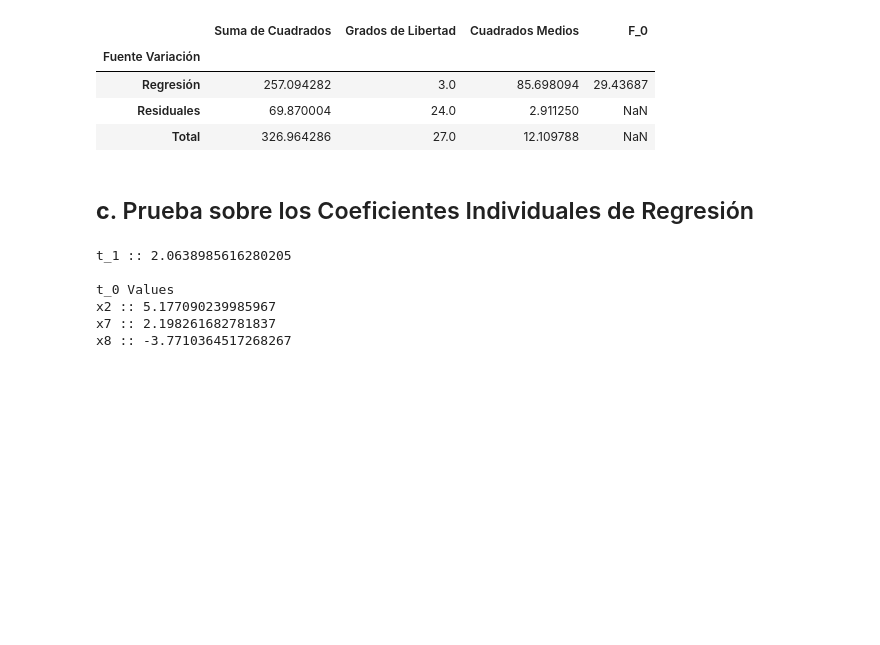
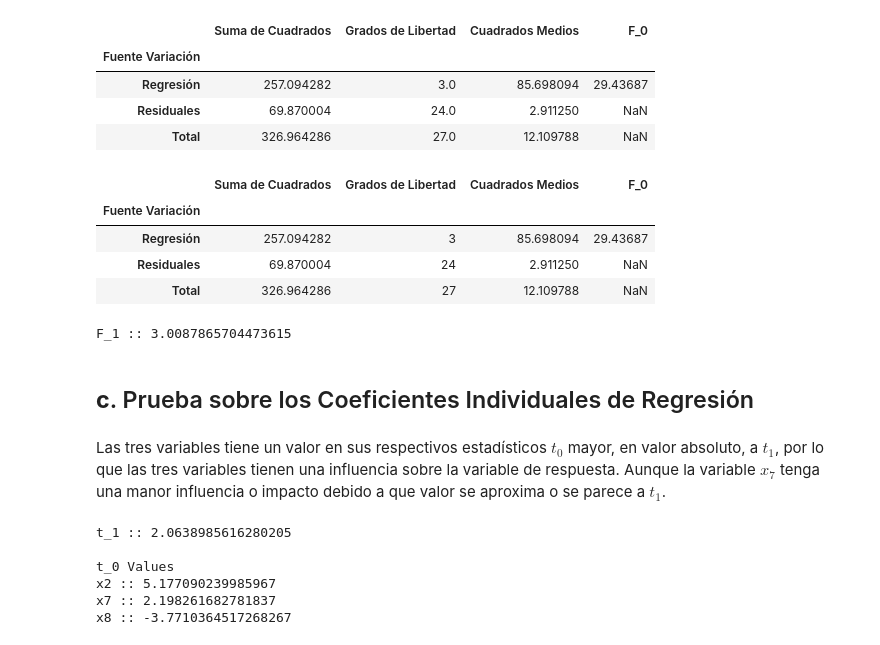
Before and after one commit to alexisuaguilaru/EstadisticaMultivariada, a Jupyter notebook: RegresionMultiple/Tareas/Tarea_01.ipynb, the cells around one changed output. Cells and saved outputs as stored; diff of their text form; code cells hidden in the pictures; blank space fills up the shorter version.

```diff
--- a/RegresionMultiple/Tareas/Tarea_01.ipynb
+++ b/RegresionMultiple/Tareas/Tarea_01.ipynb
@@ -114,5 +206,28 @@ ANOVATable(
 | Regresión | 257.094282 | 3.0 | 85.698094 | 29.43687 |
 | Residuales | 69.870004 | 24.0 | 2.911250 | NaN |
 | Total | 326.964286 | 27.0 | 12.109788 | NaN |
+# %%
+ANOVA_Manual = ANOVATable_Manual(
+    DataMatrixX,
+    RealValuesY,
+    EstimateBetas,
+)
+
+ANOVA_Manual
+# %% [output]
+|  | Suma de Cuadrados | Grados de Libertad | Cuadrados Medios | F_0 |
+| Fuente Variación |  |  |  |  |
+| Regresión | 257.094282 | 3 | 85.698094 | 29.43687 |
+| Residuales | 69.870004 | 24 | 2.911250 | NaN |
+| Total | 326.964286 | 27 | 12.109788 | NaN |
+# %%
+# Calculo del valor estadístico F_1
+
+LevelSignificance = 0.05
+F_1 = stats.f.ppf(1-LevelSignificance,*ANOVA['Grados de Libertad'].iloc[:2])
+
+print(f'F_1 :: {F_1}')
+# %% [output]
+F_1 :: 3.0087865704473615
 # %% [markdown]
 ## **c**. Prueba sobre los Coeficientes Individuales de Regresión
@@ -121,3 +234,5 @@ LevelSignificance = 0.05
+# %% [markdown]
+Las tres variables tiene un valor en sus respectivos estadísticos $t_0$ mayor, en valor absoluto, a $t_1$, por lo que las tres variables tienen una influencia sobre la variable de respuesta. Aunque la variable $x_7$ tenga una manor influencia o impacto debido a que valor se aproxima o se parece a $t_1$.
 # %%
 def TestIndividualCoefficients(
         LinearModel,
```
Also changed, not shown: parts of 16 cells of this notebook.
